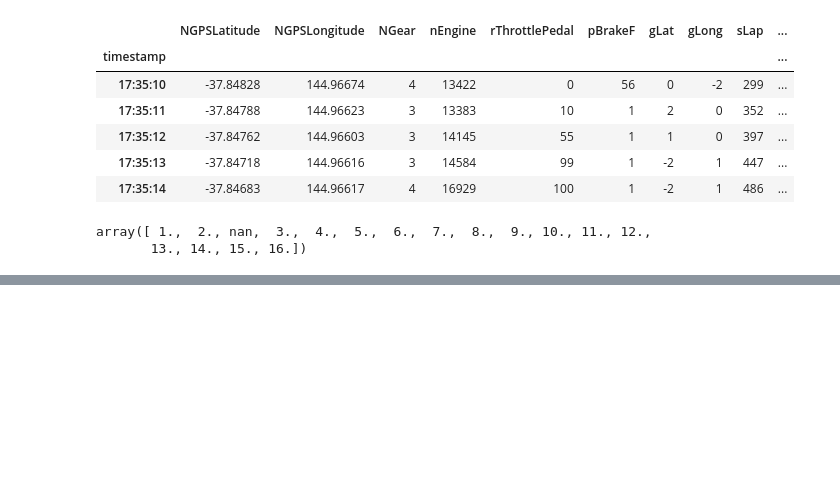
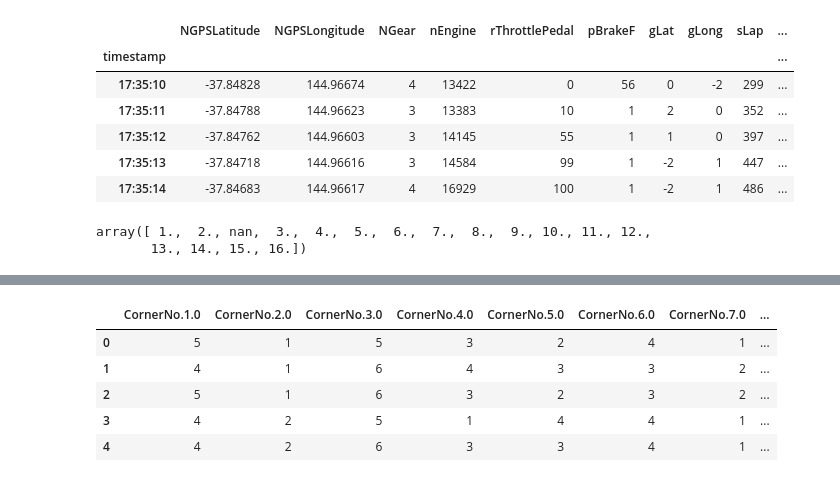
Before and after one commit to manaswimishra/F1-Australia-JB-data, a Jupyter notebook: Jenson Button F1 Telemetry.ipynb, the cells around one changed output, grey strips where cells are left out. Saved outputs shown, nothing was run; the diff lists cells and outputs as text; code cells hidden in the pictures; blank space fills up the shorter version.

```diff
--- a/Jenson Button F1 Telemetry.ipynb
+++ b/Jenson Button F1 Telemetry.ipynb
@@ -190,0 +235,12 @@ array([ 1.,  2., nan,  3.,  4.,  5.,  6.,  7.,  8.,  9., 10., 11., 12.,
+# %%
+df_corner_timetable=corner_time_df[['CornerNo.1.0','CornerNo.2.0','CornerNo.3.0','CornerNo.4.0','CornerNo.5.0',
+                    'CornerNo.6.0','CornerNo.7.0','CornerNo.8.0','CornerNo.9.0','CornerNo.10.0','CornerNo.11.0',
+                    'CornerNo.12.0','CornerNo.13.0','CornerNo.14.0','CornerNo.15.0','CornerNo.16.0']]
+df_corner_timetable.head()
+# %% [output]
+|  | CornerNo.1.0 | CornerNo.2.0 | CornerNo.3.0 | CornerNo.4.0 | CornerNo.5.0 | CornerNo.6.0 | CornerNo.7.0 | ... |
+| 0 | 5 | 1 | 5 | 3 | 2 | 4 | 1 | ... |
+| 1 | 4 | 1 | 6 | 4 | 3 | 3 | 2 | ... |
+| 2 | 5 | 1 | 6 | 3 | 2 | 3 | 2 | ... |
+| 3 | 4 | 2 | 5 | 1 | 4 | 4 | 1 | ... |
+| 4 | 4 | 2 | 6 | 3 | 3 | 4 | 1 | ... |
```
Also changed, not shown: parts of 14 cells of this notebook.
